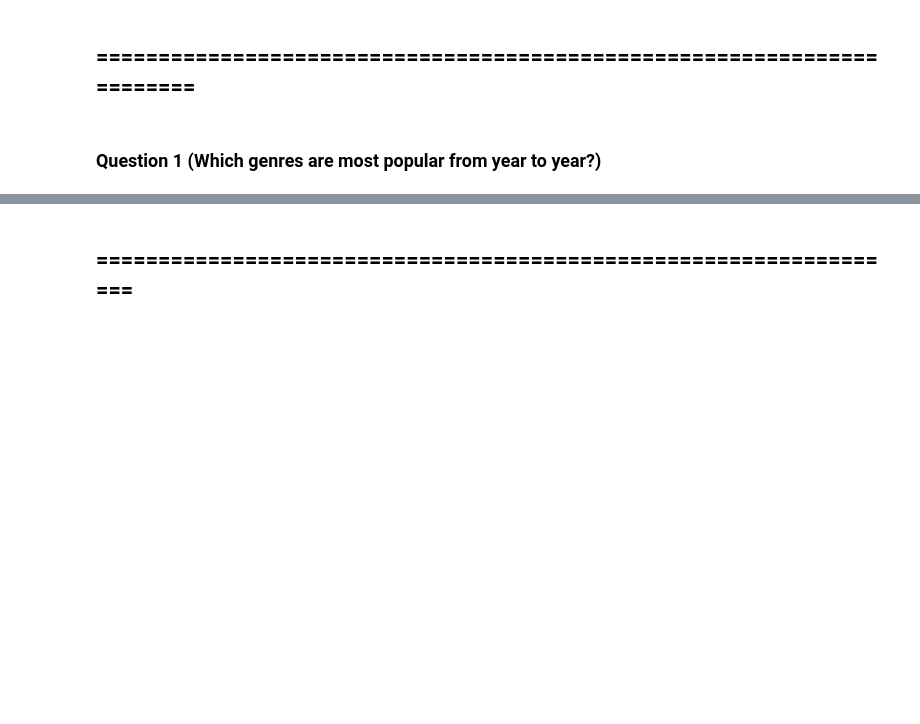
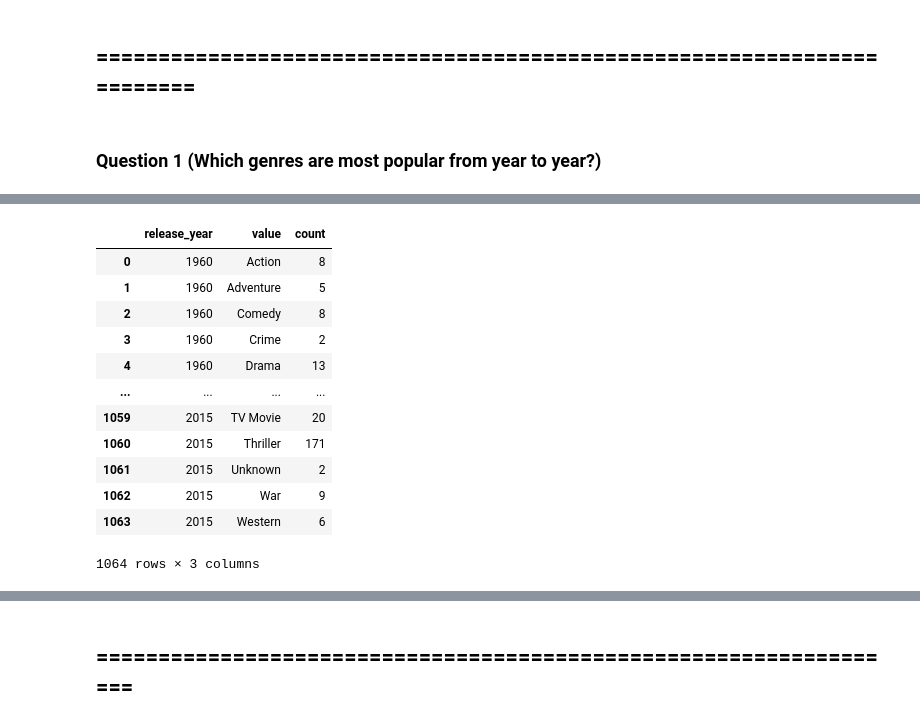
Before and after one commit to Tuwaiq-Data-Science-Bootcamp-V3/Bootcamp-Project-2-Data-Analysis, a Jupyter notebook: DA_P2.ipynb, the cells around one changed output, grey strips where cells are left out. Saved outputs shown, nothing was run; the diff lists cells and outputs as text; code cells hidden in the pictures; blank space fills up the shorter version.

```diff
--- a/DA_P2.ipynb
+++ b/DA_P2.ipynb
@@ -258,0 +310,24 @@ df_mv.duplicated().sum()
+# %%
+df1 = new_df.join(new_df['genres'].str.split('|', expand=True)).drop('genres', axis=1)
+
+df_final = (pd.melt(df1, id_vars=['release_year']).groupby(['release_year', 'value']).count()
+            .rename(columns={'variable':'count'}).reset_index() )
+
+
+
+
+df_final
+# %% [output]
+|  | release_year | value | count |
+| 0 | 1960 | Action | 8 |
+| 1 | 1960 | Adventure | 5 |
+| 2 | 1960 | Comedy | 8 |
+| 3 | 1960 | Crime | 2 |
+| 4 | 1960 | Drama | 13 |
+| ... | ... | ... | ... |
+| 1059 | 2015 | TV Movie | 20 |
+| 1060 | 2015 | Thriller | 171 |
+| 1061 | 2015 | Unknown | 2 |
+| 1062 | 2015 | War | 9 |
+| 1063 | 2015 | Western | 6 |
+1064 rows × 3 columns
```
Also changed, not shown: parts of 11 cells of this notebook.
